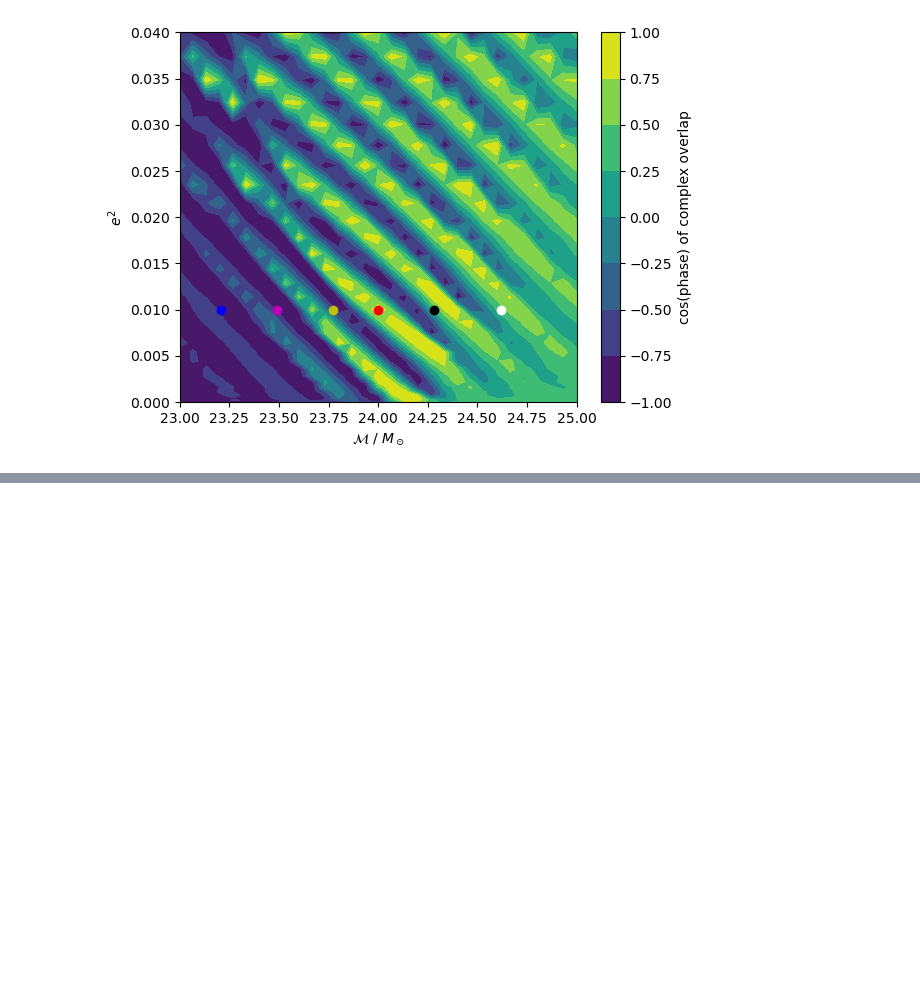
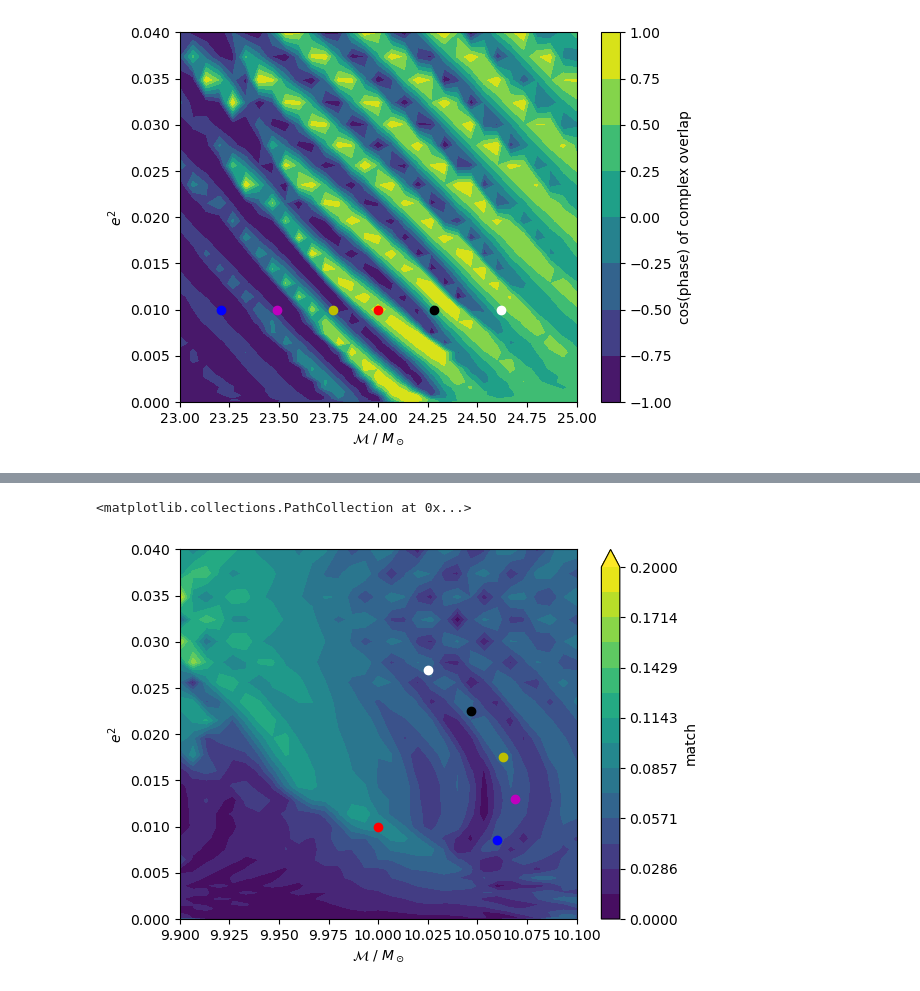
Before and after one commit to BenGPatterson/EccentricBinaries, a Jupyter notebook: notebooks/stripe_investigation.ipynb, the cells around one changed output, grey strips where cells are left out. Saved outputs shown, nothing was run; the diff lists cells and outputs as text; code cells hidden in the pictures; blank space fills up the shorter version.

Commit message:
More stripe investigations

```diff
--- a/notebooks/stripe_investigation.ipynb
+++ b/notebooks/stripe_investigation.ipynb
@@ -287,0 +318,23 @@ See that the first set are now on the upper-right boundary of the bright stripes
+# %%
+# Load ecc^2 against chirp mass plot
+with open(os.path.join('e_sqrd_chirp_data', 'dataslot_10'), 'rb') as fp:
+    data = pickle.load(fp)[1][0]
+
+# Plot data
+e_vals = np.linspace(0, 0.2, 31)
+chirp_vals = np.linspace(9.9, 10.1, 31)
+plt.contourf(chirp_vals, e_vals**2, np.array(data['h2'])/np.array(data['h1']), np.linspace(0, 0.2, 15), vmin=0, vmax=0.2, extend='max')
+plt.colorbar(label='match')
+plt.scatter(10, 0.1**2, c='r', zorder=5)
+plt.xlabel('$\mathcal{M}~/~M_\odot$')
+plt.ylabel('$e^2$')
+
+# Find points on stripe manually
+plt.scatter(10.06, 0.0085, c='b', zorder=3)
+plt.scatter(10.069, 0.013, c='m', zorder=3)
+plt.scatter(10.063, 0.0175, c='y', zorder=3)
+plt.scatter(10.047, 0.0225, c='k', zorder=3)
+plt.scatter(10.025, 0.027, c='w', zorder=3)
+# %% [output]
+<matplotlib.collections.PathCollection at 0x...>
+[figure, added]
```
Also changed, not shown: parts of 59 cells of this notebook, 1 other file.
